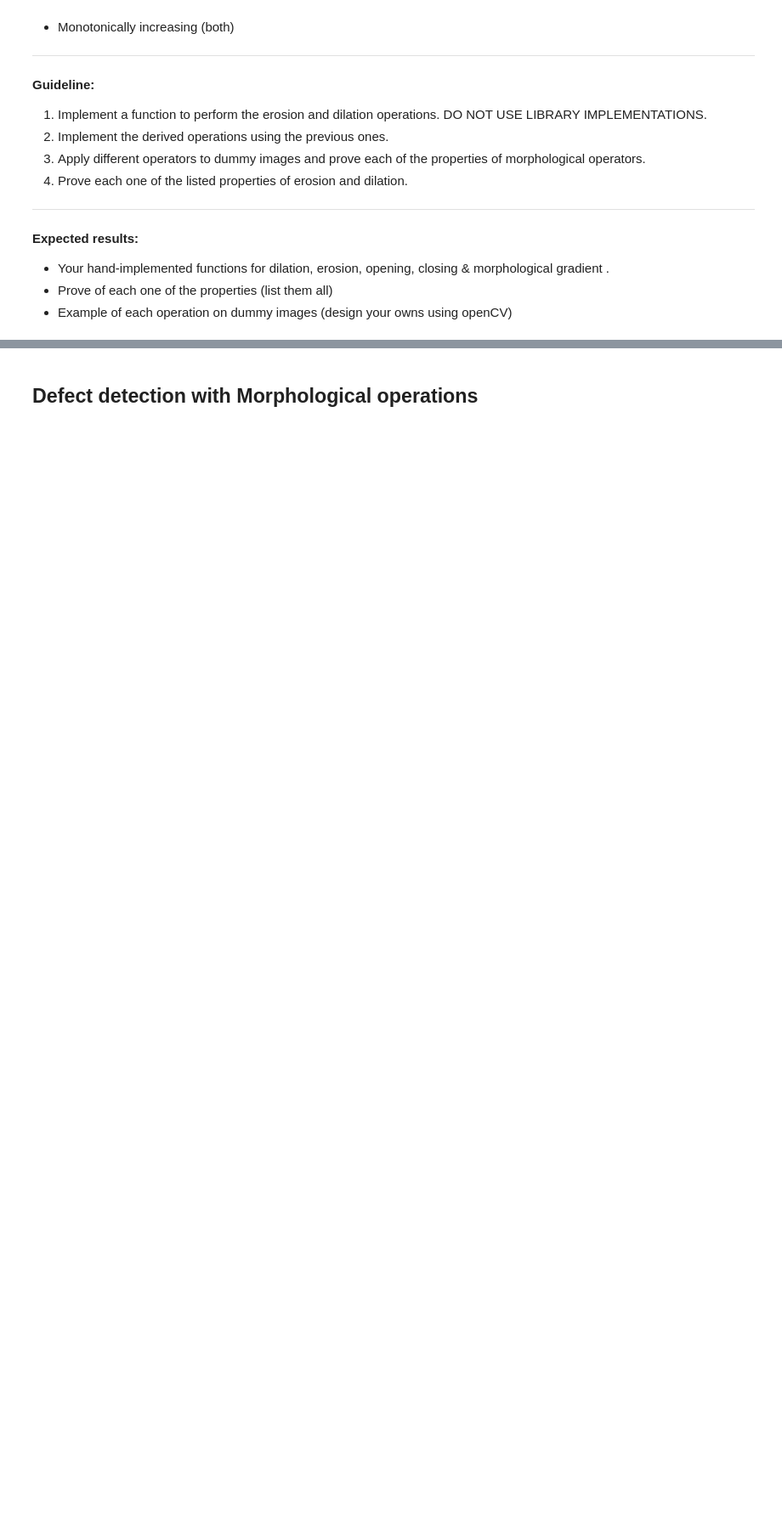
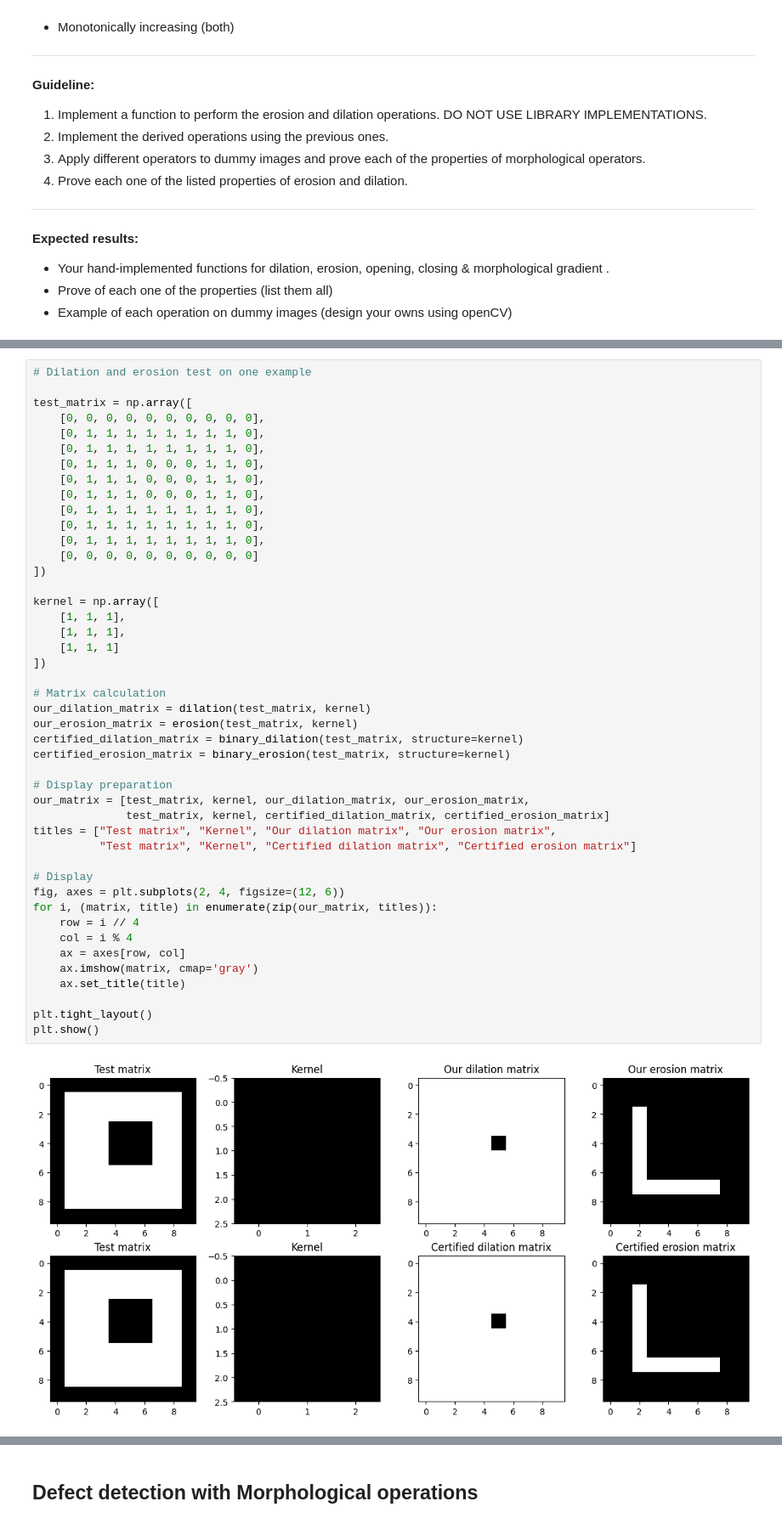
Before and after one commit to IvanGomez37/UAB23-Computer-Vision-Labs, a Jupyter notebook: Lab 2/Practicum_Fundamentals_CV_Students_Lab2.ipynb, the cells around one changed output, grey strips where cells are left out. Shown at 85% size. Saved outputs shown, nothing was run; the diff lists cells and outputs as text; blank space fills up the shorter version.

```diff
--- a/Lab 2/Practicum_Fundamentals_CV_Students_Lab2.ipynb
+++ b/Lab 2/Practicum_Fundamentals_CV_Students_Lab2.ipynb
@@ -246,0 +227,47 @@ def skeletonize(image):
+# %%
+# Dilation and erosion test on one example
+
+test_matrix = np.array([
+    [0, 0, 0, 0, 0, 0, 0, 0, 0, 0],
+    [0, 1, 1, 1, 1, 1, 1, 1, 1, 0],
+    [0, 1, 1, 1, 1, 1, 1, 1, 1, 0],
+    [0, 1, 1, 1, 0, 0, 0, 1, 1, 0],
+    [0, 1, 1, 1, 0, 0, 0, 1, 1, 0],
+    [0, 1, 1, 1, 0, 0, 0, 1, 1, 0],
+    [0, 1, 1, 1, 1, 1, 1, 1, 1, 0],
+    [0, 1, 1, 1, 1, 1, 1, 1, 1, 0],
+    [0, 1, 1, 1, 1, 1, 1, 1, 1, 0],
+    [0, 0, 0, 0, 0, 0, 0, 0, 0, 0]
+])
+
+kernel = np.array([
+    [1, 1, 1],
+    [1, 1, 1],
+    [1, 1, 1]
+])
+
+# Matrix calculation
+our_dilation_matrix = dilation(test_matrix, kernel)
+our_erosion_matrix = erosion(test_matrix, kernel)
+certified_dilation_matrix = binary_dilation(test_matrix, structure=kernel)
+certified_erosion_matrix = binary_erosion(test_matrix, structure=kernel)
+
+# Display preparation
+our_matrix = [test_matrix, kernel, our_dilation_matrix, our_erosion_matrix,
+              test_matrix, kernel, certified_dilation_matrix, certified_erosion_matrix]
+titles = ["Test matrix", "Kernel", "Our dilation matrix", "Our erosion matrix",
+          "Test matrix", "Kernel", "Certified dilation matrix", "Certified erosion matrix"]
+
+# Display
+fig, axes = plt.subplots(2, 4, figsize=(12, 6))
+for i, (matrix, title) in enumerate(zip(our_matrix, titles)):
+    row = i // 4
+    col = i % 4
+    ax = axes[row, col]
+    ax.imshow(matrix, cmap='gray')
+    ax.set_title(title)
+
+plt.tight_layout()
+plt.show()
+# %% [output]
+[figure, added]
```
Also changed, not shown: parts of 7 cells of this notebook.
